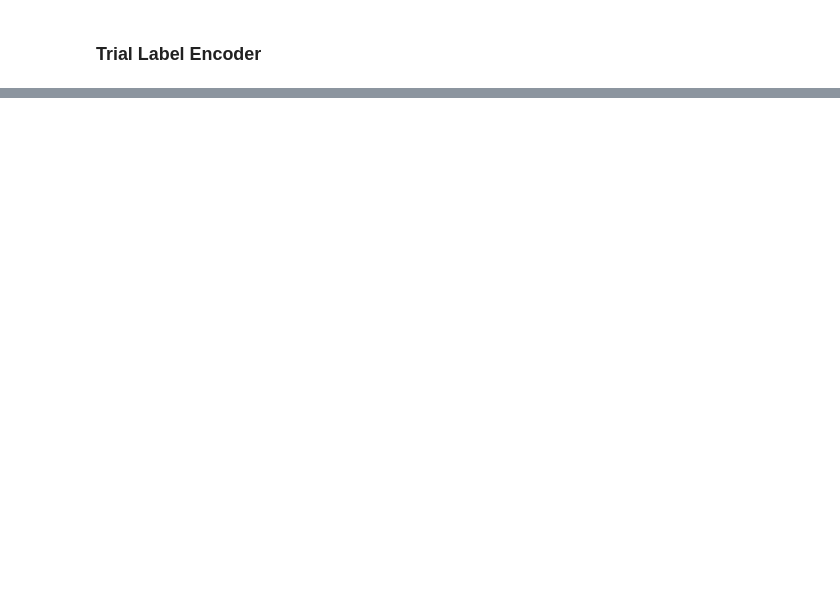
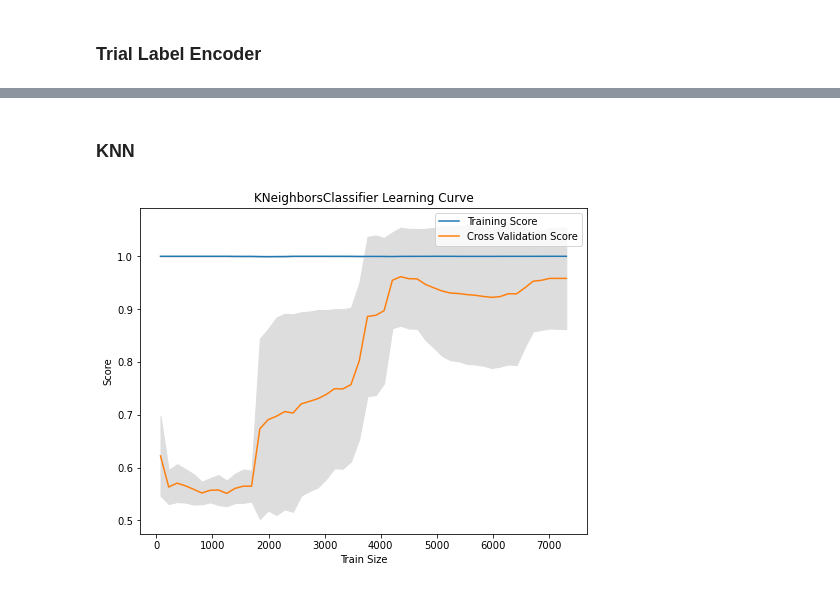
Before and after one commit to royandhika/classification-mushroom, a Jupyter notebook: classification.ipynb, the cells around one changed output, grey strips where cells are left out. Cells and saved outputs as stored; diff of their text form; code cells hidden in the pictures; blank space fills up the shorter version.

```diff
--- a/classification.ipynb
+++ b/classification.ipynb
@@ -460,0 +503,6 @@ Cross-val using KFold (5-folds):
+# %% [markdown]
+### KNN
+# %%
+learncurve(KNeighborsClassifier())
+# %% [output]
+[figure, added]
```
Also changed, not shown: parts of 27 cells of this notebook, 6 other files.
